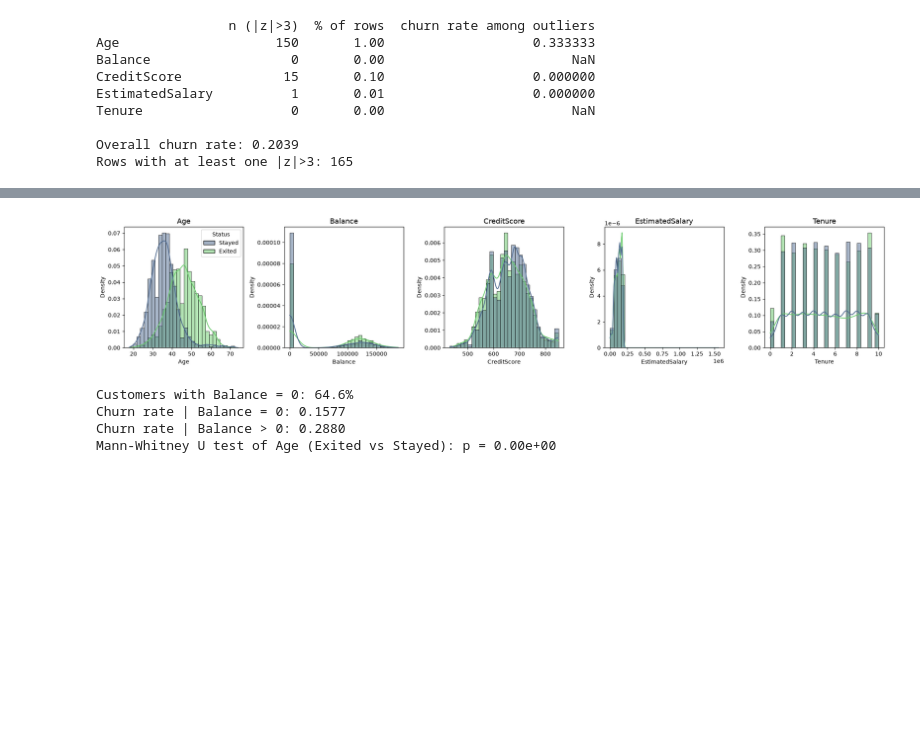
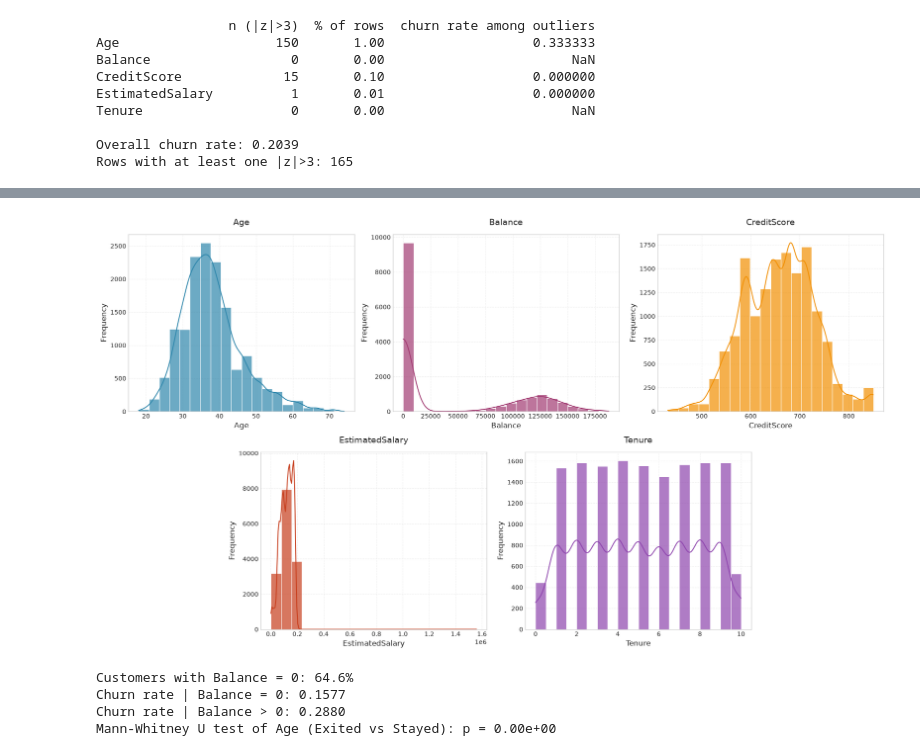
Before and after one commit to Joseph0choa/Bank_Churn_ML, a Jupyter notebook: Notebooks/EDA.ipynb, the cells around one changed output, grey strips where cells are left out. Drawn from its saved outputs; the diff is of its cells as text; code cells hidden in the pictures; blank space fills up the shorter version.

```diff
--- a/Notebooks/EDA.ipynb
+++ b/Notebooks/EDA.ipynb
@@ -18,6 +18,15 @@ from churn_utils import DATA_DIR, FIG_EDA, ID_COLUMNS, FEATURES, TARGET, RANDOM_
 
 EDA_FIG = FIG_EDA
 plt.rcParams.update({"figure.dpi": 100, "savefig.dpi": 300})
+
+
+def grid_3_2(width=18, height=11):
+    """Figure with 3 panels on top and 2 centred panels below."""
+    fig = plt.figure(figsize=(width, height))
+    gs = fig.add_gridspec(2, 6)
+    axes = [fig.add_subplot(gs[0, 0:2]), fig.add_subplot(gs[0, 2:4]), fig.add_subplot(gs[0, 4:6]),
+            fig.add_subplot(gs[1, 1:3]), fig.add_subplot(gs[1, 3:5])]
+    return fig, axes
 # %% [markdown]
 ## 1. Data loading and preparation
 # %%
@@ -148,12 +162,14 @@ Tenure                   0       0.00                        NaN
 Overall churn rate: 0.2039
 Rows with at least one |z|>3: 165
 # %%
-fig, axes = plt.subplots(1, len(num_cols), figsize=(4 * len(num_cols), 5))
-for ax, col in zip(axes, num_cols):
-    sns.boxplot(data=plot_df, y=col, hue="Status", palette=palette, ax=ax)
-    ax.set_title(col, fontsize=13)
+fig, axes = grid_3_2()
+for i, (ax, col) in enumerate(zip(axes, num_cols)):
+    sns.boxplot(data=plot_df, y=col, hue="Status", hue_order=["Stayed", "Exited"], palette=palette, ax=ax)
+    ax.set_title(col, fontsize=20)
     ax.grid(True, alpha=0.3)
-    if ax is not axes[0]:
+    if i in (0, 3):
+        ax.legend(title="Exited", loc="upper right")
+    else:
         ax.get_legend().remove()
 plt.tight_layout()
 plt.savefig(EDA_FIG / "fig3_boxplots_by_status.png", bbox_inches="tight")
@@ -163,16 +179,17 @@ plt.show()
 # %%
-fig, axes = plt.subplots(1, len(num_cols), figsize=(4 * len(num_cols), 4))
-for ax, col in zip(axes, num_cols):
-    sns.histplot(data=plot_df, x=col, hue="Status", palette=palette, bins=30, kde=True,
-                 stat="density", common_norm=False, ax=ax, alpha=0.5)
-    ax.set_title(col, fontsize=13)
-    if ax is not axes[0]:
-        ax.get_legend().remove()
-plt.tight_layout()
-plt.savefig(EDA_FIG / "fig4_histograms_by_status.png", bbox_inches="tight")
-plt.show()
+with plt.style.context("seaborn-v0_8-whitegrid"):
+    fig, axes = grid_3_2(height=10)
+    for ax, col, color in zip(axes, num_cols, ["#2E86AB", "#A23B72", "#F18F01", "#C73E1D", "#8E44AD"]):
+        sns.histplot(data=df, x=col, kde=True, ax=ax, bins=20, color=color, alpha=0.7, edgecolor="white", linewidth=0.8)
+        ax.set_title(col, fontsize=14, pad=15)
+        ax.set_xlabel(col, fontsize=12)
+        ax.set_ylabel("Frequency", fontsize=12)
+        ax.grid(True, alpha=0.3, linestyle="--")
+    plt.tight_layout()
+    plt.savefig(EDA_FIG / "fig4_histograms.png", bbox_inches="tight")
+    plt.show()
 # %% [output]
-[figure, old version]
+[figure, new version]
 # %%
 zero_bal = df["Balance"] == 0
 print(f"Customers with Balance = 0: {zero_bal.mean()*100:.1f}%")
```
Also changed, not shown: parts of 3 cells of this notebook, 26 other files.
